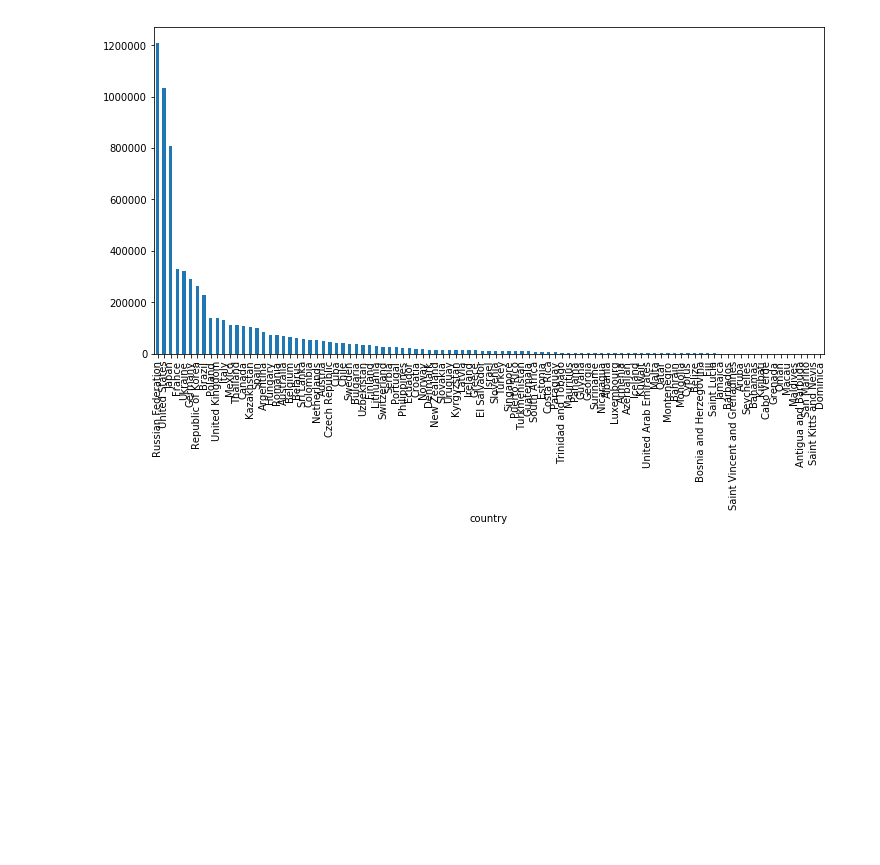
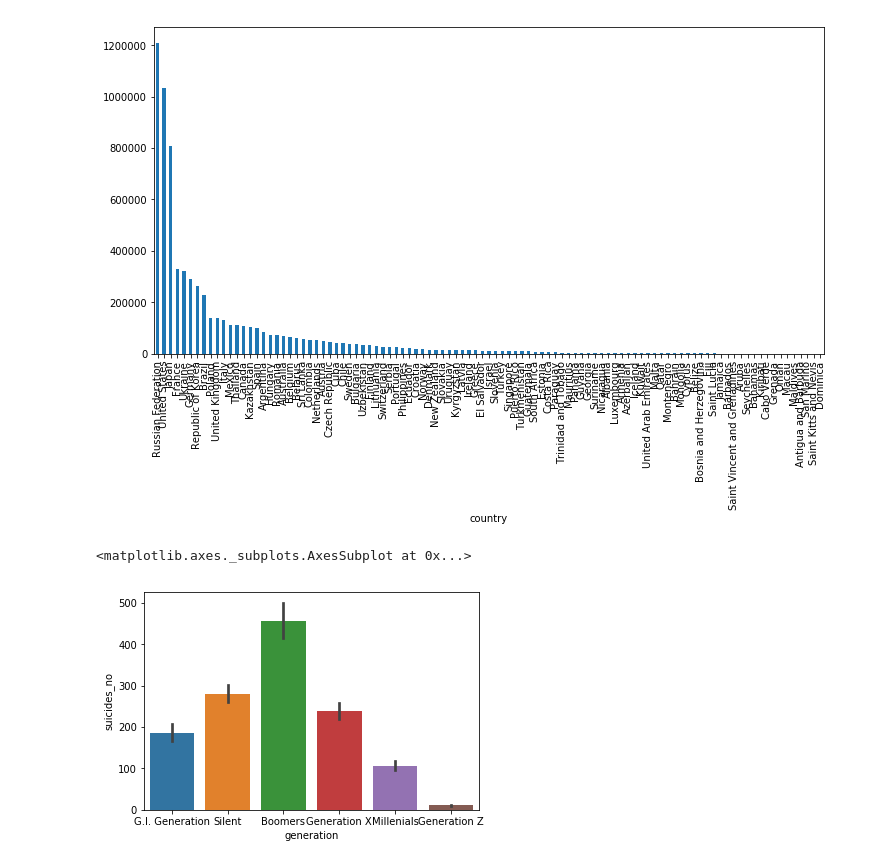
Before and after one commit to jerico/eskwelabs-kaggle-graph, a Jupyter notebook: SuicideData.ipynb, the cells around one changed output. Drawn from its saved outputs; the diff is of its cells as text; code cells hidden in the pictures; blank space fills up the shorter version.

```diff
--- a/SuicideData.ipynb
+++ b/SuicideData.ipynb
@@ -43,0 +40,14 @@ Generation
+# %%
+#Total Number of Suicides Per Generation Since Year xx
+
+#Pyplot Version
+#Sorted descending
+#plt.figure(figsize=(12,6))
+#df.groupby('generation')['suicides_no'].sum().sort_values(ascending=False).plot.bar()
+
+#Seaborn Version
+#Sorted according to generation
+sns.barplot(data=df, x="generation", y="suicides_no", order=["G.I. Generation", "Silent", "Boomers", "Generation X", "Millenials", "Generation Z"])
+# %% [output]
+<matplotlib.axes._subplots.AxesSubplot at 0x...>
+[figure, added]
```
Also changed, not shown: parts of 5 cells of this notebook.
